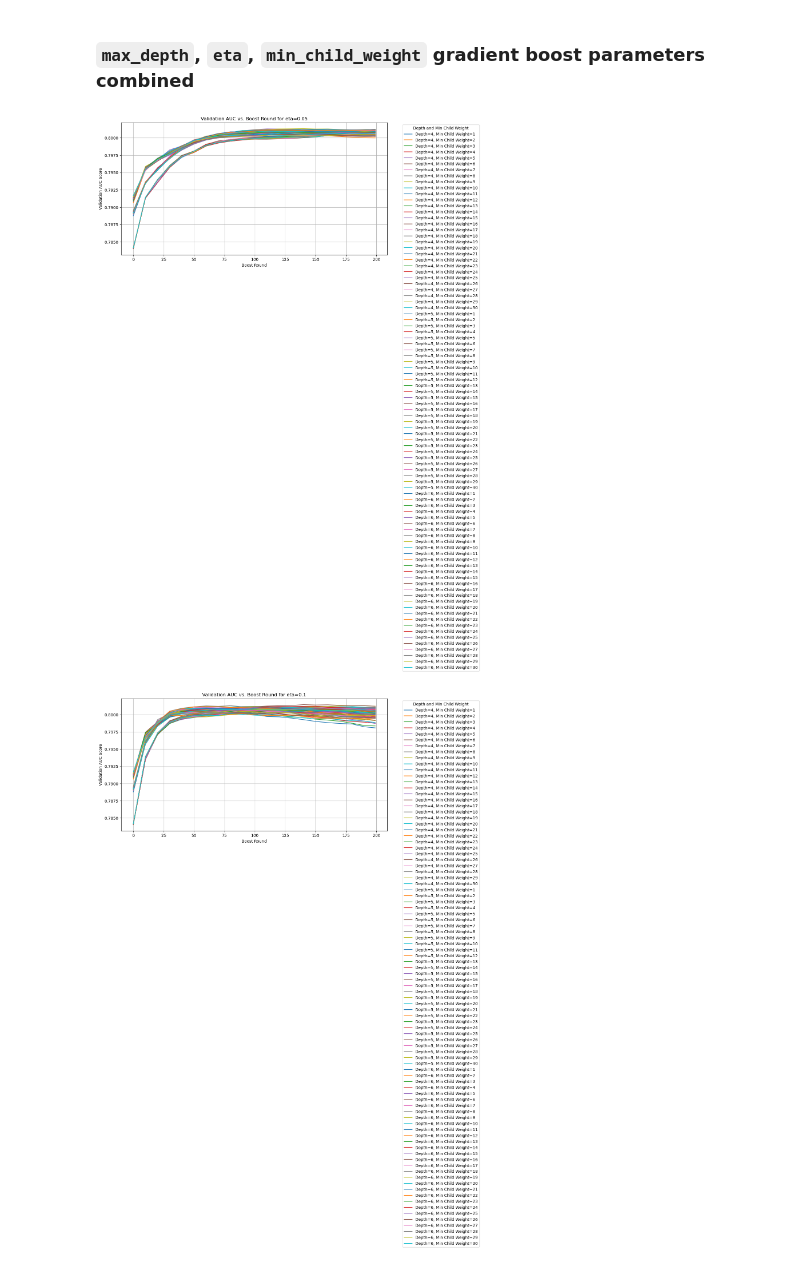
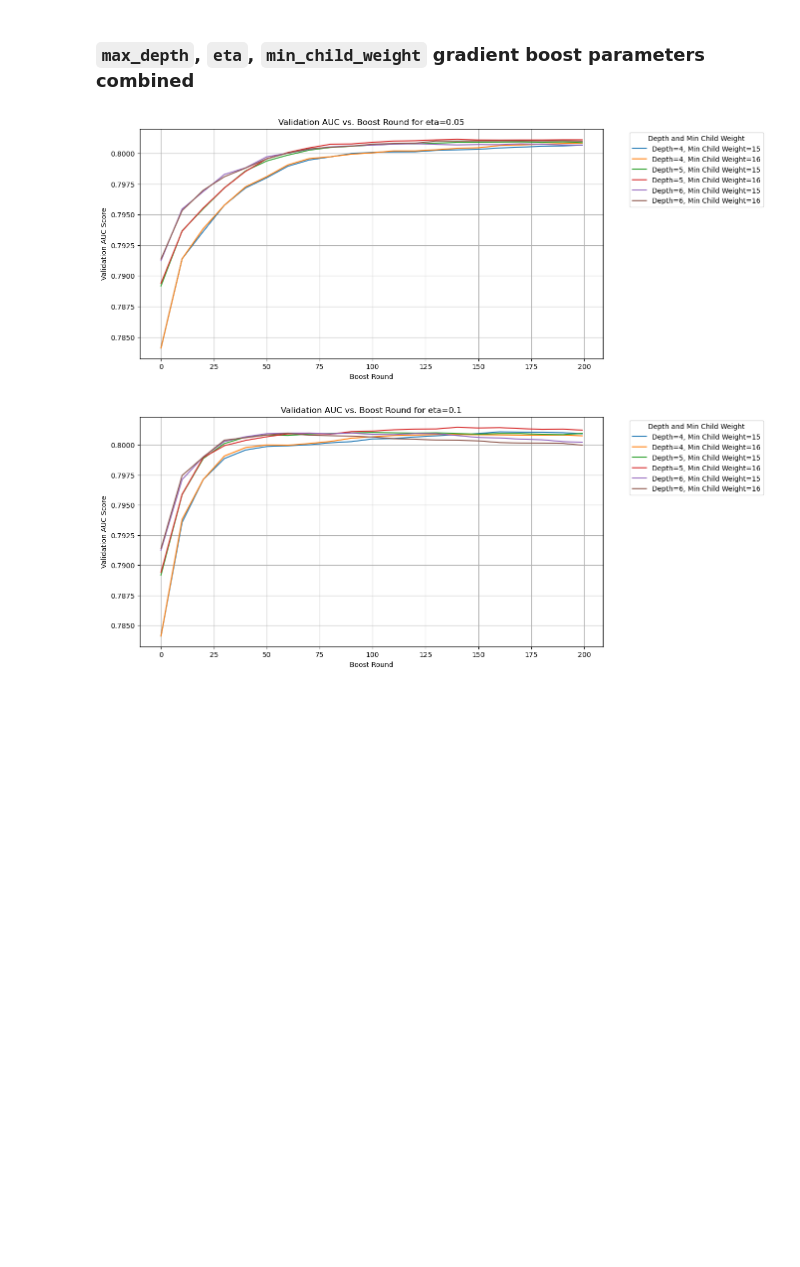
Before and after one commit to okellodaniel/cardio_vasicular_disease_detector, a Jupyter notebook: notebooks/notebook.ipynb, the cells around one changed output. Drawn from its saved outputs; the diff is of its cells as text; code cells hidden in the pictures; blank space fills up the shorter version.

```diff
--- a/notebooks/notebook.ipynb
+++ b/notebooks/notebook.ipynb
@@ -267,7 +267,9 @@ df_full_train.shape,df_train.shape,df_val.shape,df_test.shape
 y_train = df_train.cardio.values
 y_val = df_val.cardio.values
 y_test = df_test.cardio.values
+y_full_train = df_full_train.cardio.values
 
+df_full_train = df_full_train.drop('cardio',axis=1)
 df_train = df_train.drop('cardio',axis=1)
 df_val = df_val.drop('cardio',axis=1)
 df_test = df_test.drop('cardio',axis=1)
@@ -279,12 +281,16 @@ df_test = df_test.drop('cardio',axis=1)
 - `y_val` - validation target vairable
 - `y_test` - testing target vairable
 # %%
+dict_full_train = df_full_train.to_dict(orient='records')
 dict_train = df_train.to_dict(orient='records')
 dict_val = df_val.to_dict(orient='records')
+dict_test = df_test.to_dict(orient='records')
 # %%
 dv = DictVectorizer(sparse=False)
+X_full_train = dv.fit_transform(dict_full_train)
 X_train = dv.fit_transform(dict_train)
 X_val = dv.fit_transform(dict_val)
+X_test = dv.fit_transform(dict_test)
 # %% [markdown]
 ### Decision Trees
 # %%
@@ -788,7 +763,7 @@ val_aucs  = []
 
 etas = [0.05, 0.1, 0.2, 0.3]
 max_depths = [4, 5, 6]
-min_child_weights = range(1,31,1)
+min_child_weights = range(15,17,1)
 
 for eta in etas:
     for depth in max_depths:
@@ -827,30 +802,31 @@ for eta in etas:
 # %%
 plot_data = []
 for entry in val_aucs:
     eta = entry["eta"]
     depth = entry["depth"]
     min_child_weight = entry["min_child_weight"]
 
     for boost_round, val_auc in entry["val_auc"]:
         plot_data.append((eta,depth,min_child_weight, boost_round, val_auc))
 
 df_boost_depth = pd.DataFrame(plot_data, columns=["eta", "depth","min_child_weight", "boost_round", "val_auc"])
 
 # Plotting
 for eta in etas:
     plt.figure(figsize=(12, 6))
     subset_eta = df_boost_depth[df_boost_depth['eta'] == eta]
     for depth in subset_eta['depth'].unique():
         for min_child_weight in subset_eta['min_child_weight'].unique():
             subset = subset_eta[(subset_eta['depth'] == depth) & (subset_eta['min_child_weight'] == min_child_weight)]
-            plt.plot(subset['boost_round'], subset['val_auc'], label=f"Depth={depth}, Min Child Weight={min_child_weight}")
+            if not subset.empty:  # Ensure there's data to plot
+                plt.plot(subset['boost_round'], subset['val_auc'], label=f"Depth={depth}, Min Child Weight={min_child_weight}")
 
     plt.xlabel("Boost Round")
     plt.ylabel("Validation AUC Score")
     plt.title(f"Validation AUC vs. Boost Round for eta={eta}")
     plt.legend(title="Depth and Min Child Weight", bbox_to_anchor=(1.05, 1), loc="upper left")
     plt.grid(True)
     plt.show()
 # %% [output]
-[figure, old version]
+[figure, new version]
-[figure, old version]
+[figure, new version]
```
Also changed, not shown: parts of 24 cells of this notebook.
